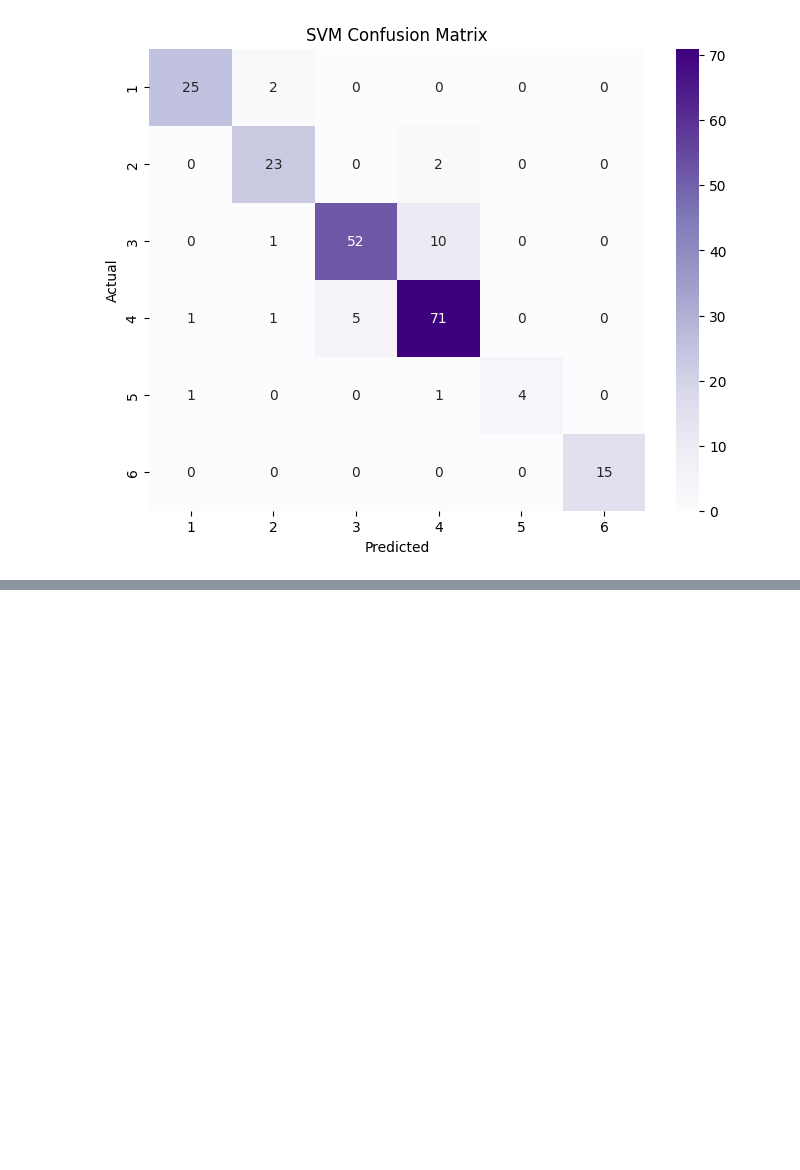
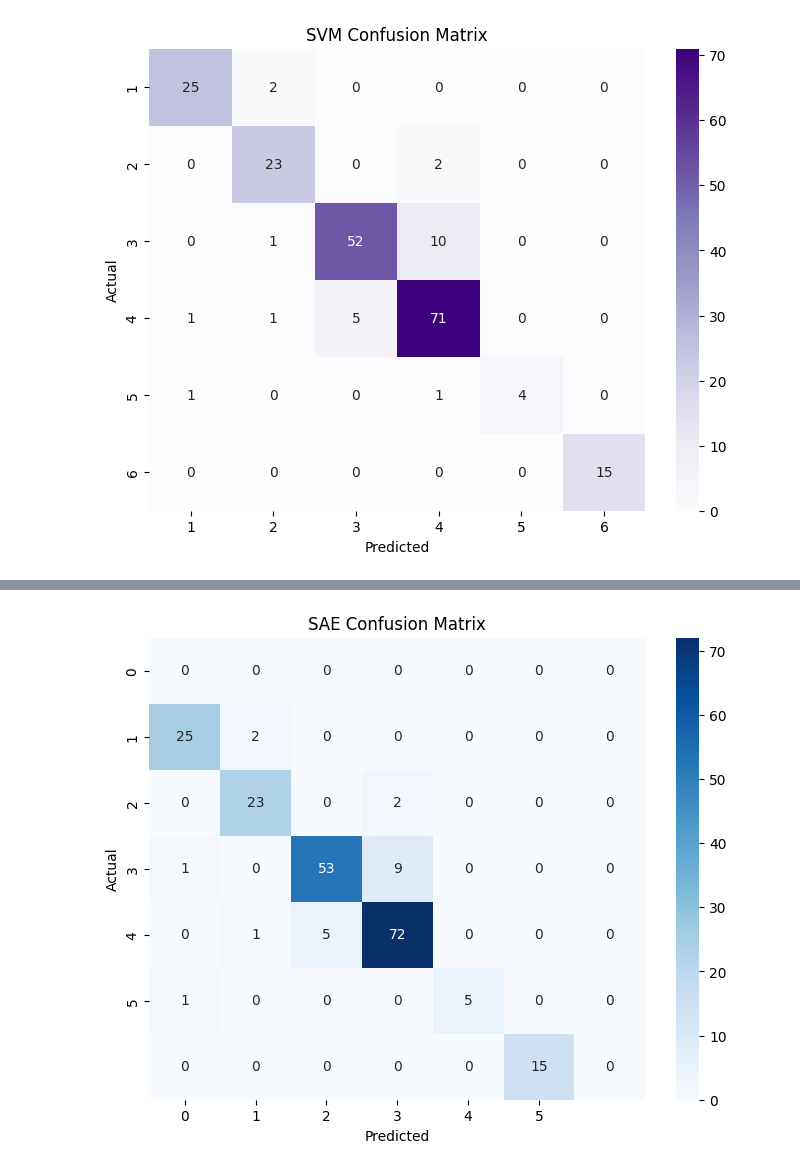
Before and after one commit to saikaldi/genomicDL, a Jupyter notebook: main.ipynb, the cells around one changed output, grey strips where cells are left out. Cells and saved outputs as stored; diff of their text form; code cells hidden in the pictures; blank space fills up the shorter version.

```diff
--- a/main.ipynb
+++ b/main.ipynb
@@ -604,0 +653,8 @@ weighted avg       0.91      0.91      0.91       214
+# %%
+history_sae = sae_classifier.fit(
+    X_train_res, y_train_ohe,
+    validation_data=(X_val, y_val_ohe),
+    epochs=50,
+    batch_size=32,
+    verbose=1
+)
@@ -604,0 +679,13 @@ weighted avg       0.91      0.91      0.91       214
+# %%
+y_pred_probs = sae_classifier.predict(X_test_scaled)
+y_pred_classes = np.argmax(y_pred_probs, axis=1)
+
+# Convert y_test_ohe back to integer labels for comparison
+y_test_int = np.argmax(y_test_ohe, axis=1)
+
+# Accuracy
+accuracy = accuracy_score(y_test_int, y_pred_classes)
+print("SAE Test Accuracy:", accuracy)
+
+# Classification Report
+print("\nClassification Report:\n", classification_report(y_test_int, y_pred_classes))
@@ -604,0 +709,14 @@ weighted avg       0.91      0.91      0.91       214
+# %%
+from sklearn.metrics import confusion_matrix
+import seaborn as sns
+import matplotlib.pyplot as plt
+
+cm = confusion_matrix(y_test, y_pred_classes)
+plt.figure(figsize=(8,6))
+sns.heatmap(cm, annot=True, fmt='d', cmap='Blues', xticklabels=range(6), yticklabels=range(6))
+plt.xlabel("Predicted")
+plt.ylabel("Actual")
+plt.title("SAE Confusion Matrix")
+plt.show()
+# %% [output]
+[figure, added]
```
Also changed, not shown: parts of 5 cells of this notebook.
